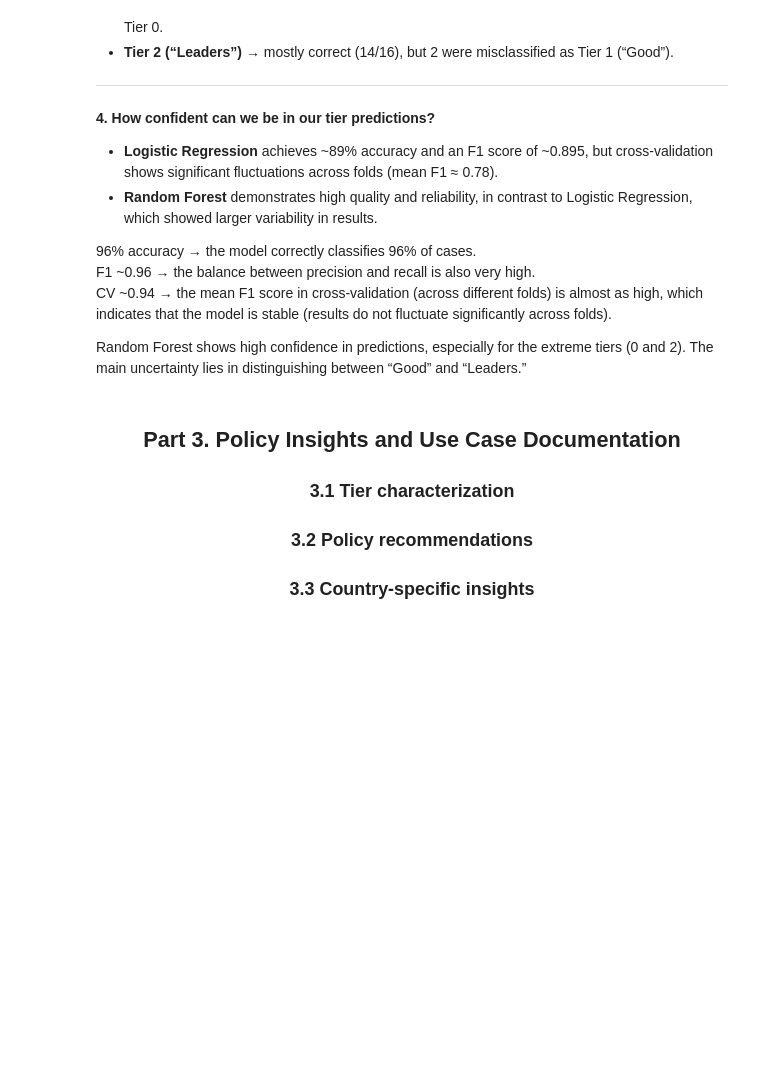
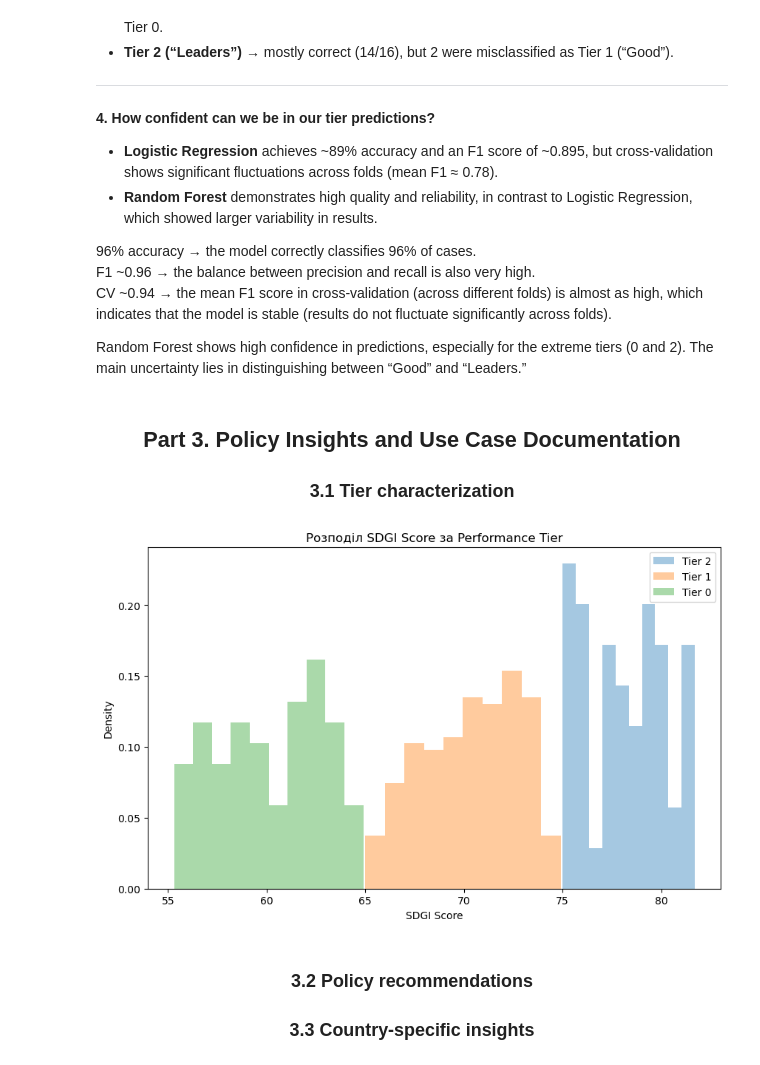
Before and after one commit to LavrenchukV/Classifying-EU-Sustainability-Performance, a Jupyter notebook: SDG_project.ipynb, the cells around one changed output. Saved outputs shown, nothing was run; the diff lists cells and outputs as text; code cells hidden in the pictures; blank space fills up the shorter version.

```diff
--- a/SDG_project.ipynb
+++ b/SDG_project.ipynb
@@ -697,9 +697,31 @@ F1 ~0.96 → the balance between precision and recall is also very high.
 CV ~0.94 → the mean F1 score in cross-validation (across different folds) is almost as high, which indicates that the model is stable (results do not fluctuate significantly across folds).
 
 Random Forest shows high confidence in predictions, especially for the extreme tiers (0 and 2). The main uncertainty lies in distinguishing between “Good” and “Leaders.”
+# %% [markdown]
+<h2 align="center">Part 3. Policy Insights and Use Case Documentation </h2>
+<h3 align="center"> 3.1 Tier characterization</h3>
+# %%
+plt.figure(figsize=(10, 6))
+
+for tier in df['performance_tier'].unique():
+    subset = df[df['performance_tier'] == tier]
+
+    # гістограма
+    plt.hist(subset['sdgi_score'],
+             bins=10,
+             density=True,   # щоб криву було коректно накладати
+             alpha=0.4,
+             label=f'Tier {tier}')
+
+plt.xlabel("SDGI Score")
+plt.ylabel("Density")
+plt.title("Розподіл SDGI Score за Performance Tier")
+plt.legend()
+plt.show()
+# %% [output]
+[figure, added]
 # %% [markdown]
 
-<h2 align="center">Part 3. Policy Insights and Use Case Documentation </h2>
-<h3 align="center"> 3.1 Tier characterization</h3>
+
 <h3 align="center"> 3.2 Policy recommendations</h3>
 <h3 align="center"> 3.3 Country-specific insights</h3>
```
Also changed, not shown: 3 other files.
